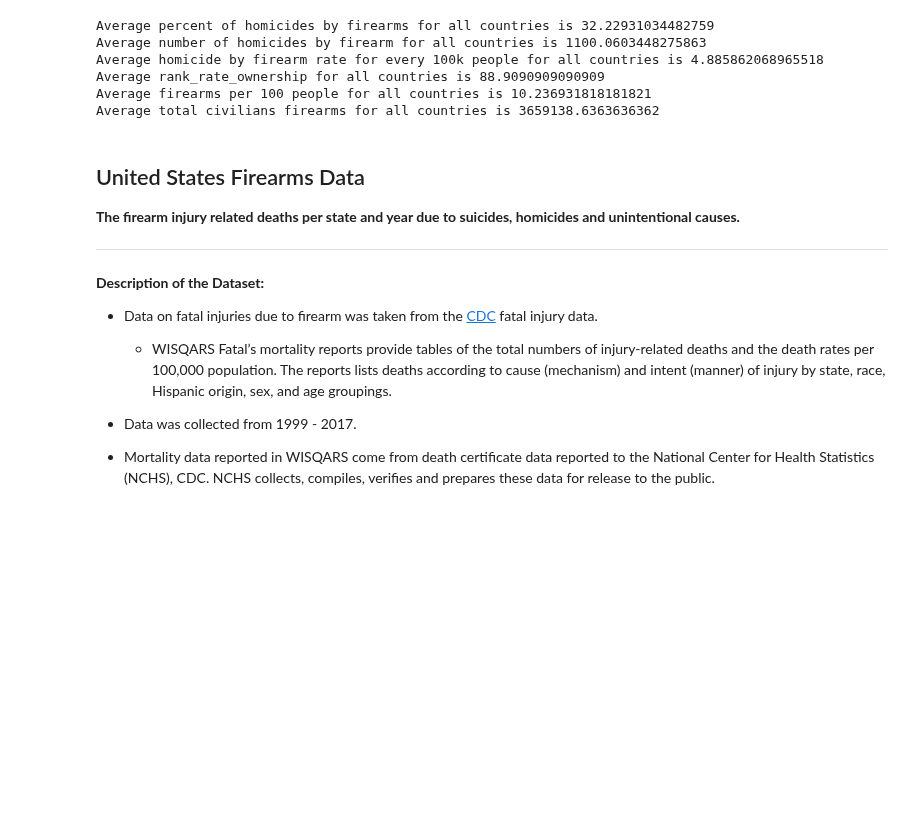
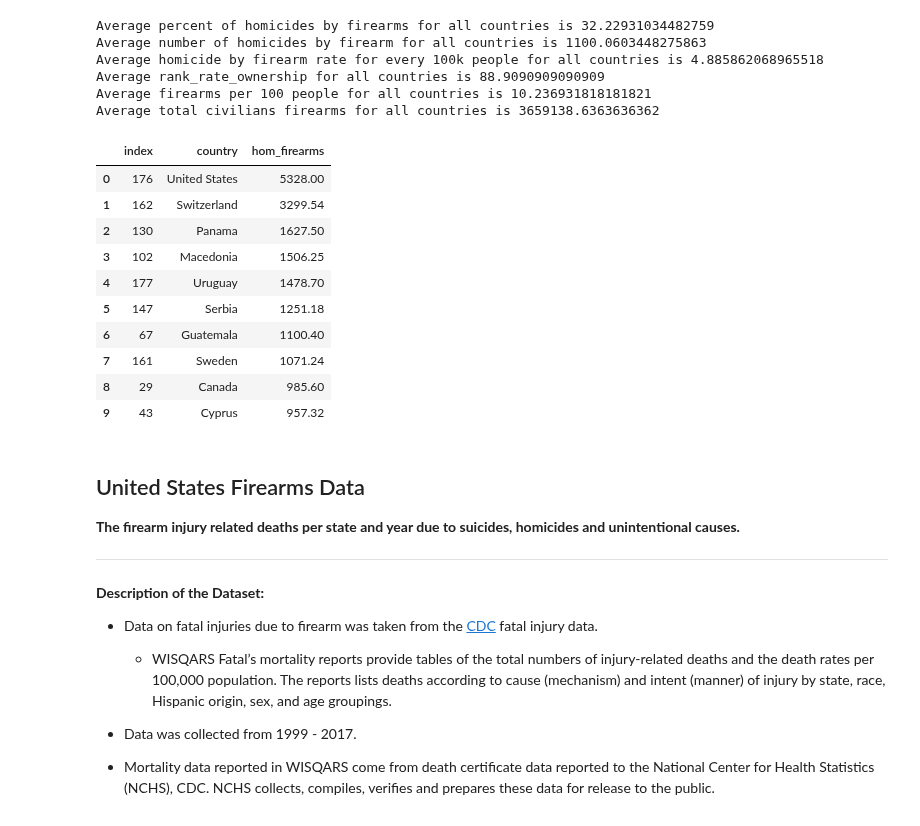
Before and after one commit to mayjai/US-Gun-Exploration-Visualization, a Jupyter notebook: US_Gun_Exploration.ipynb, the cells around one changed output. Cells and saved outputs as stored; diff of their text form; code cells hidden in the pictures; blank space fills up the shorter version.

```diff
--- a/US_Gun_Exploration.ipynb
+++ b/US_Gun_Exploration.ipynb
@@ -123,6 +126,20 @@ Average homicide by firearm rate for every 100k people for all countries is 4.88
 Average rank_rate_ownership for all countries is 88.9090909090909
 Average firearms per 100 people for all countries is 10.236931818181821
 Average total civilians firearms for all countries is 3659138.6363636362
+# %%
+df_world[['country','hom_firearms']].sort_values(by = 'hom_firearms', ascending = False).reset_index().head(10)
+# %% [output]
+|  | index | country | hom_firearms |
+| 0 | 176 | United States | 5328.00 |
+| 1 | 162 | Switzerland | 3299.54 |
+| 2 | 130 | Panama | 1627.50 |
+| 3 | 102 | Macedonia | 1506.25 |
+| 4 | 177 | Uruguay | 1478.70 |
+| 5 | 147 | Serbia | 1251.18 |
+| 6 | 67 | Guatemala | 1100.40 |
+| 7 | 161 | Sweden | 1071.24 |
+| 8 | 29 | Canada | 985.60 |
+| 9 | 43 | Cyprus | 957.32 |
 # %% [markdown]
 ## United States Firearms Data
 
```
Also changed, not shown: parts of 5 cells of this notebook.
